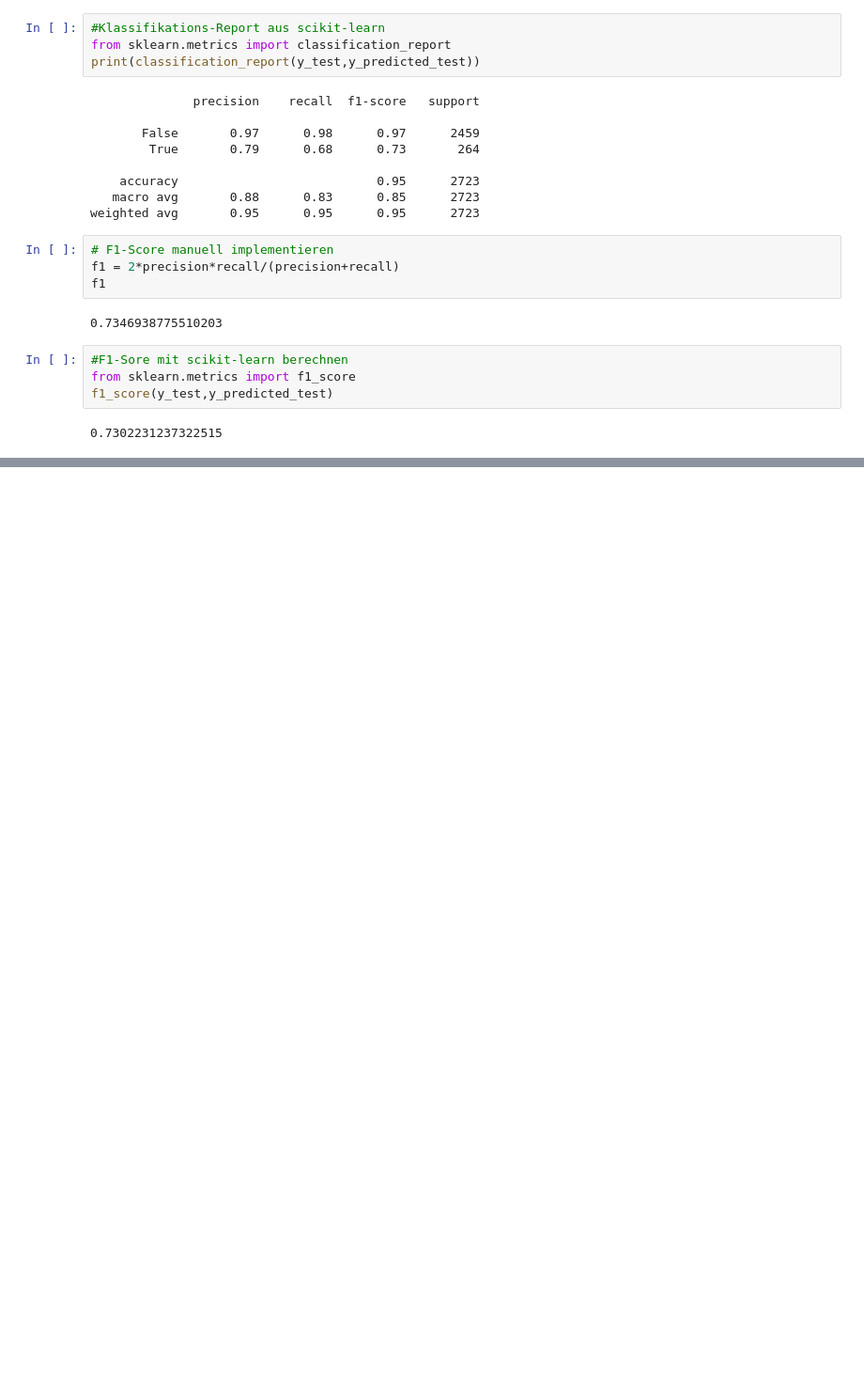
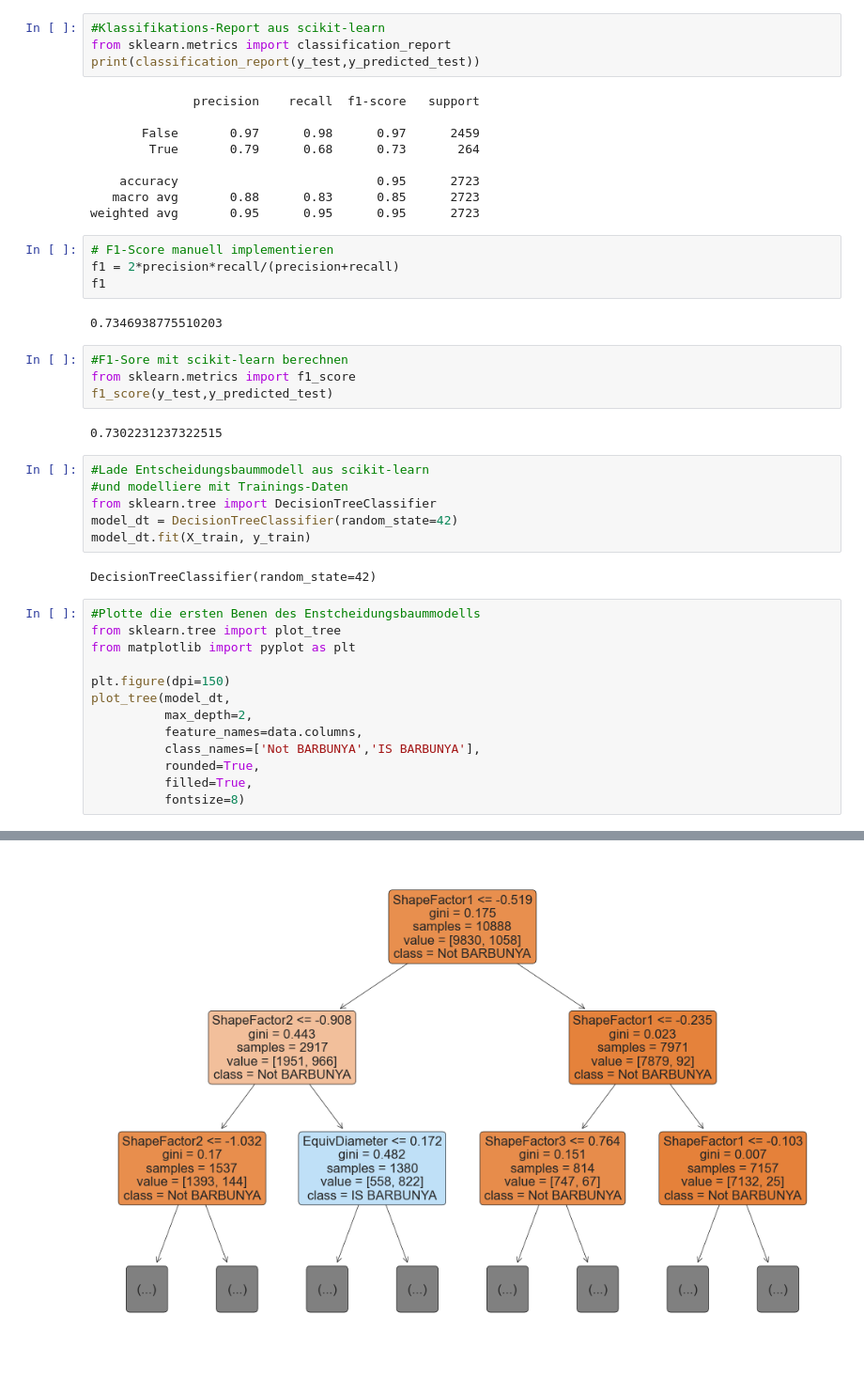
Before and after one commit to lukfr/biz_analytics_a_app, a Jupyter notebook: notebooks/data_modelling.ipynb, the cells around one changed output, grey strips where cells are left out. Shown: that part at 94% size. Drawn from its saved outputs; the diff is of its cells as text; blank space fills up the shorter version.

```diff
--- a/notebooks/data_modelling.ipynb
+++ b/notebooks/data_modelling.ipynb
@@ -296,3 +296,25 @@ from sklearn.metrics import f1_score
 f1_score(y_test,y_predicted_test)
 # %% [output]
 0.7302231237322515
+# %%
+#Lade Entscheidungsbaummodell aus scikit-learn
+#und modelliere mit Trainings-Daten
+from sklearn.tree import DecisionTreeClassifier
+model_dt = DecisionTreeClassifier(random_state=42)
+model_dt.fit(X_train, y_train)
+# %% [output]
+DecisionTreeClassifier(random_state=42)
+# %%
+#Plotte die ersten Benen des Enstcheidungsbaummodells
+from sklearn.tree import plot_tree
+from matplotlib import pyplot as plt
+
+plt.figure(dpi=150)
+plot_tree(model_dt,
+          max_depth=2,
+          feature_names=data.columns,
+          class_names=['Not BARBUNYA','IS BARBUNYA'],
+          rounded=True,
+          filled=True,
+          fontsize=8)
+# %% [output]
@@ -298,0 +336 @@ f1_score(y_test,y_predicted_test)
+[figure, added]
```
Also changed, not shown: parts of 11 cells of this notebook.
